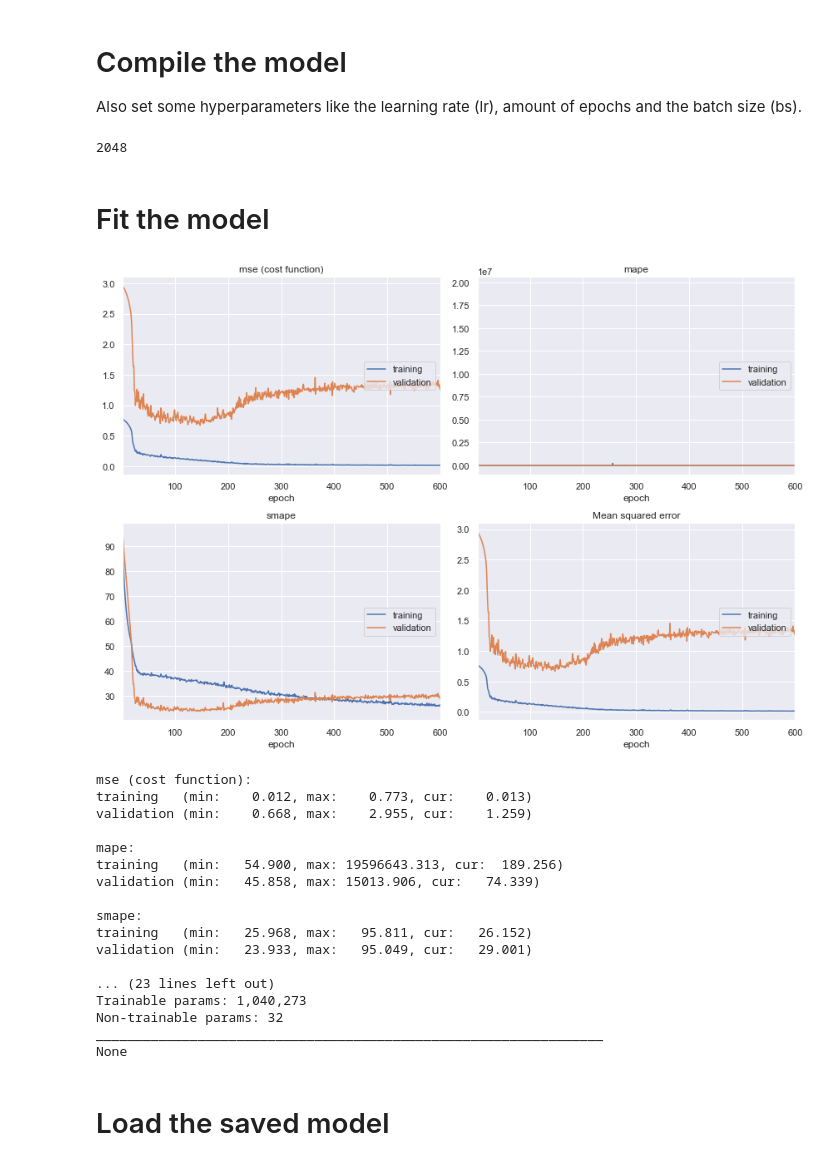
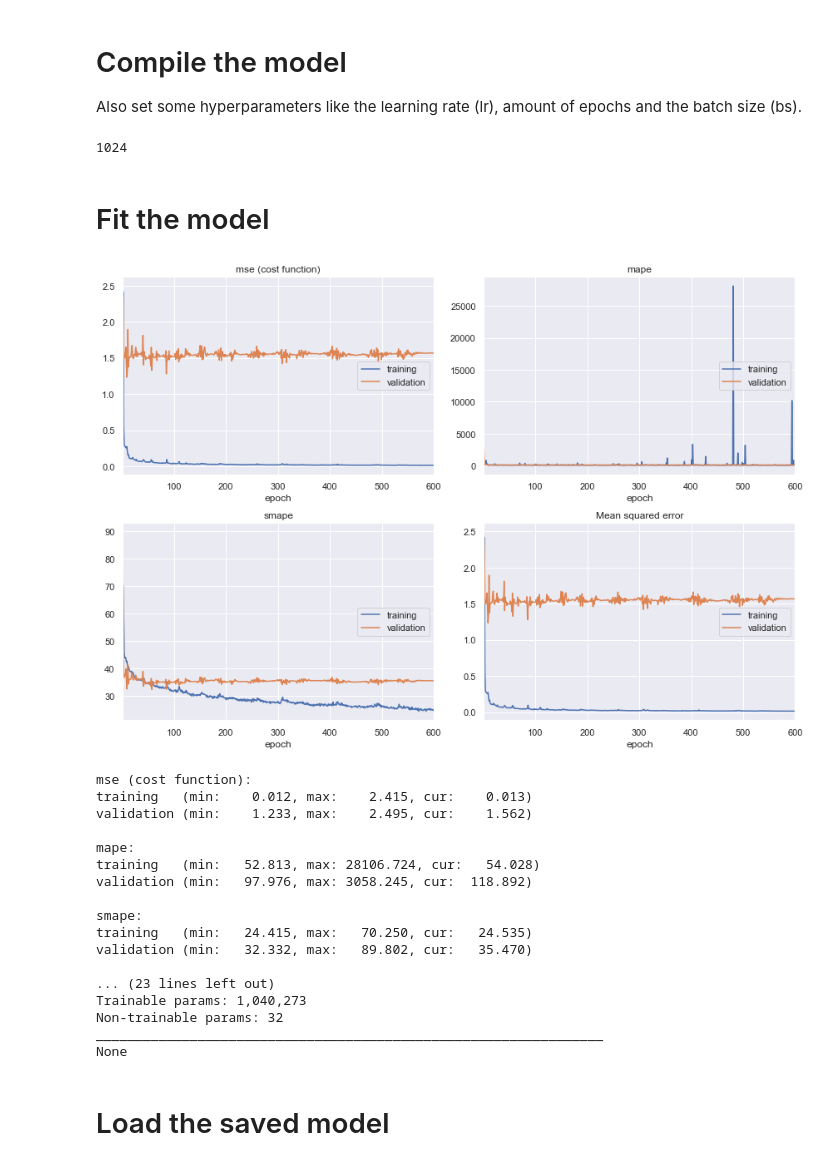
Before and after one commit to deKeijzer/Multivariate-time-series-models-in-Keras, a Jupyter notebook: notebooks/7. TimeDistributed(CNN)+RNN+DNN.ipynb, the cells around one changed output. Saved outputs shown, nothing was run; the diff lists cells and outputs as text; code cells hidden in the pictures.

```diff
--- a/notebooks/7. TimeDistributed(CNN)+RNN+DNN.ipynb
+++ b/notebooks/7. TimeDistributed(CNN)+RNN+DNN.ipynb
@@ -348,11 +348,11 @@ More only makes the model more complex and harder/slower to train
 """
 
 epochs = 600
-bs = 2**11## 11
+bs = 2**10 ## 11
 lr = 6e-4 #6e-4
 print(bs)
 # %% [output]
-2048
+1024
 # %%
 # 0.05 0.9 0 True
 sgd = SGD(lr=0.5, momentum=0.9, decay=0, nesterov=True) # sgd in general yields better results, but needs a lot of tweeking and is slower
@@ -366,32 +366,39 @@ final_model.compile(optimizer=nadam, loss = ['mse'], metrics=[mape, smape, 'mse'
 # %%
 early_stopping_monitor = EarlyStopping(patience=5000)
 
 # This is used to save the best model, currently monitoring val_mape
 # checkpoint
 filepath="models\\Opschaler.best_mape.hdf5"
 checkpoint = ModelCheckpoint(filepath, monitor='val_mape', verbose=1, save_best_only=True, mode='min')
 
 checkpoint2 = ModelCheckpoint("models\\Opschaler.best_mse.hdf5", monitor='val_loss', verbose=1, save_best_only=True, mode='min')
 checkpoint3 = ModelCheckpoint("models\\Opschaler.best_smape.hdf5", monitor='val_smape', verbose=1, save_best_only=True, mode='min')
 
+epoch_size = 5
+schedule = SGDRScheduler(min_lr=1e-5, #1e-5
+                                     max_lr=1e-2, # 1e-2
+                                     steps_per_epoch=np.ceil(epoch_size/bs),
+                                     lr_decay=0.9,
+                                     cycle_length=25, # 5
+                                     mult_factor=1.5)
 
 final_model.fit(X_train, y_train, epochs=epochs, batch_size=bs, validation_data=(X_test, y_test),
-         verbose=1, callbacks=[PlotLossesKeras(), early_stopping_monitor, checkpoint, checkpoint2, checkpoint3])
+         verbose=1, callbacks=[PlotLossesKeras(), early_stopping_monitor, checkpoint, checkpoint2, checkpoint3, schedule])
 
 print(final_model.summary())
 # %% [output]
-[figure, old version]
+[figure, new version]
 mse (cost function):
-training   (min:    0.012, max:    0.773, cur:    0.013)
-validation (min:    0.668, max:    2.955, cur:    1.259)
+training   (min:    0.012, max:    2.415, cur:    0.013)
+validation (min:    1.233, max:    2.495, cur:    1.562)
 
 mape:
-training   (min:   54.900, max: 19596643.313, cur:  189.256)
-validation (min:   45.858, max: 15013.906, cur:   74.339)
+training   (min:   52.813, max: 28106.724, cur:   54.028)
+validation (min:   97.976, max: 3058.245, cur:  118.892)
 
 smape:
-training   (min:   25.968, max:   95.811, cur:   26.152)
-validation (min:   23.933, max:   95.049, cur:   29.001)
+training   (min:   24.415, max:   70.250, cur:   24.535)
+validation (min:   32.332, max:   89.802, cur:   35.470)
 
 ... (23 lines left out)
 Trainable params: 1,040,273
```
Also changed, not shown: parts of 4 cells of this notebook, 4 other files.
